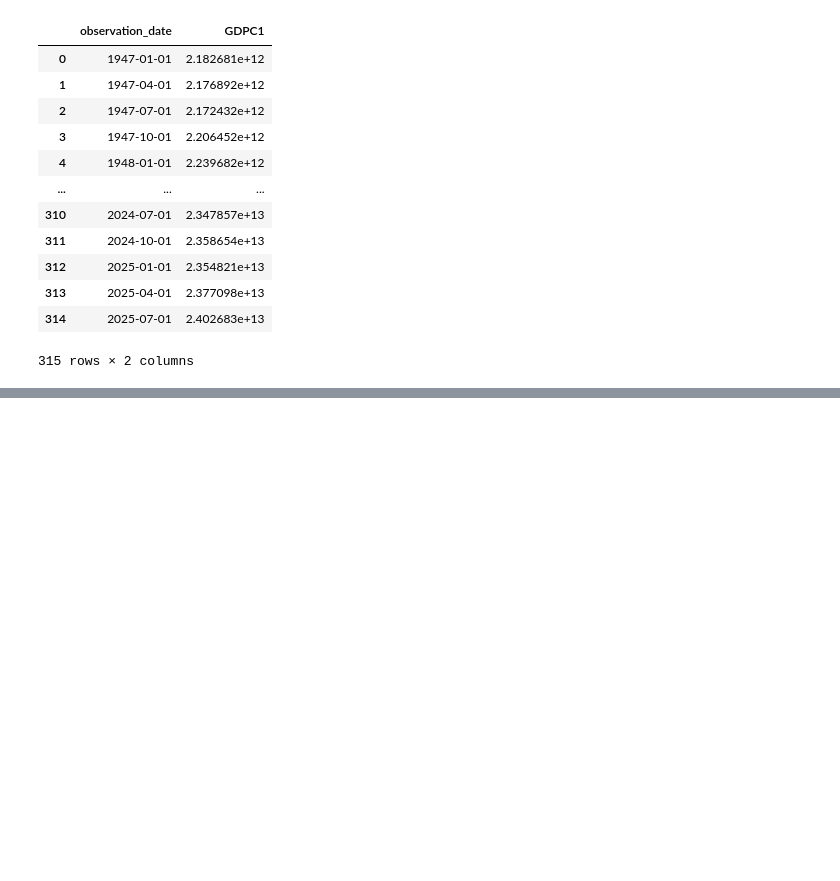
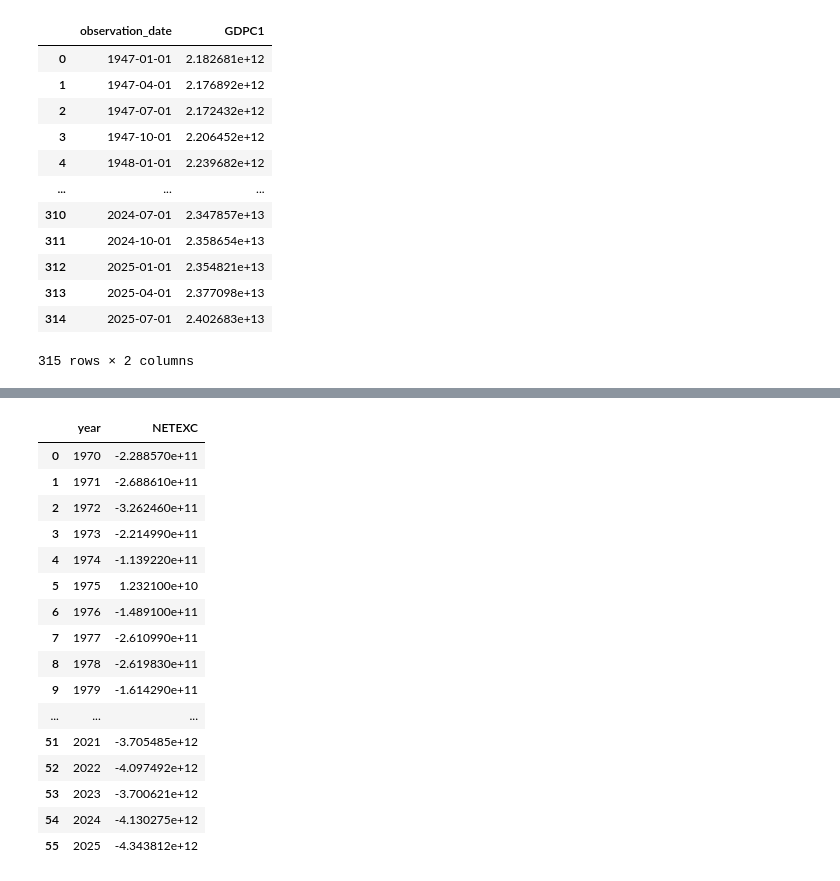
Before and after one commit to yomisamadesu/DS_ML_Project_colab-integrartion, a Jupyter notebook: DSML1/data_inspection.ipynb, the cells around one changed output, grey strips where cells are left out. Saved outputs shown, nothing was run; the diff lists cells and outputs as text; code cells hidden in the pictures; blank space fills up the shorter version.

```diff
--- a/DSML1/data_inspection.ipynb
+++ b/DSML1/data_inspection.ipynb
@@ -101,0 +103,22 @@ annual_gdp[annual_gdp['year'] == 2025]
+# %%
+export_goods_services['year'] = pd.to_datetime(export_goods_services['observation_date']).dt.year
+annual_export_goods_services = export_goods_services.groupby('year')['NETEXC'].sum().reset_index()
+annual_export_goods_services
+# %% [output]
+|  | year | NETEXC |
+| 0 | 1970 | -2.288570e+11 |
+| 1 | 1971 | -2.688610e+11 |
+| 2 | 1972 | -3.262460e+11 |
+| 3 | 1973 | -2.214990e+11 |
+| 4 | 1974 | -1.139220e+11 |
+| 5 | 1975 | 1.232100e+10 |
+| 6 | 1976 | -1.489100e+11 |
+| 7 | 1977 | -2.610990e+11 |
+| 8 | 1978 | -2.619830e+11 |
+| 9 | 1979 | -1.614290e+11 |
+| ... | ... | ... |
+| 51 | 2021 | -3.705485e+12 |
+| 52 | 2022 | -4.097492e+12 |
+| 53 | 2023 | -3.700621e+12 |
+| 54 | 2024 | -4.130275e+12 |
+| 55 | 2025 | -4.343812e+12 |
```
Also changed, not shown: parts of 16 cells of this notebook, 5 other files.
